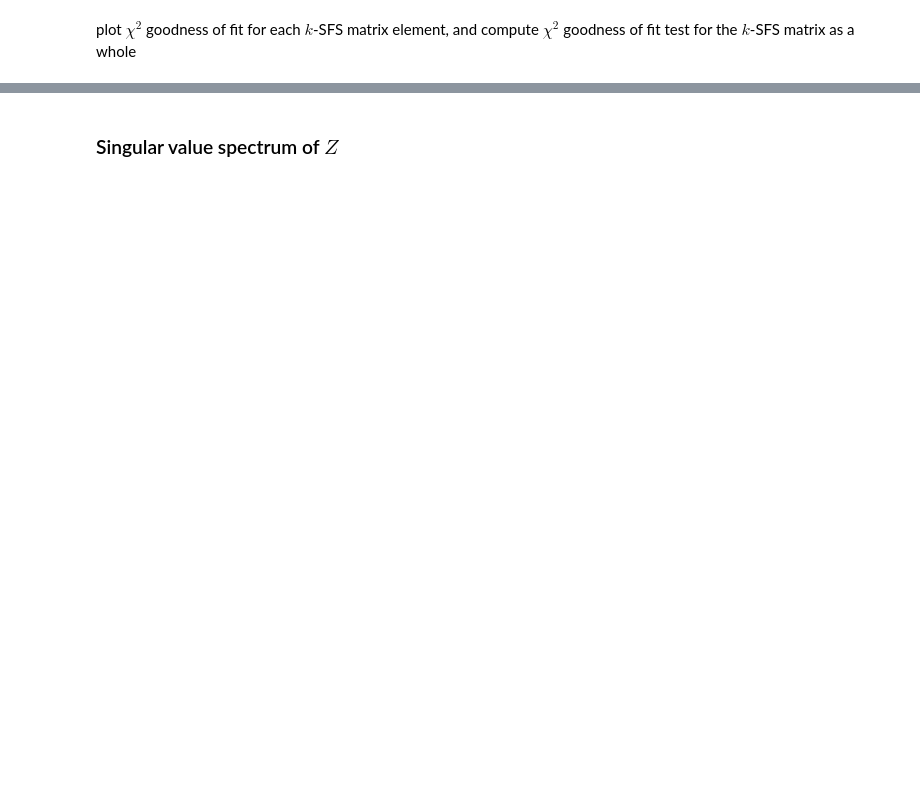
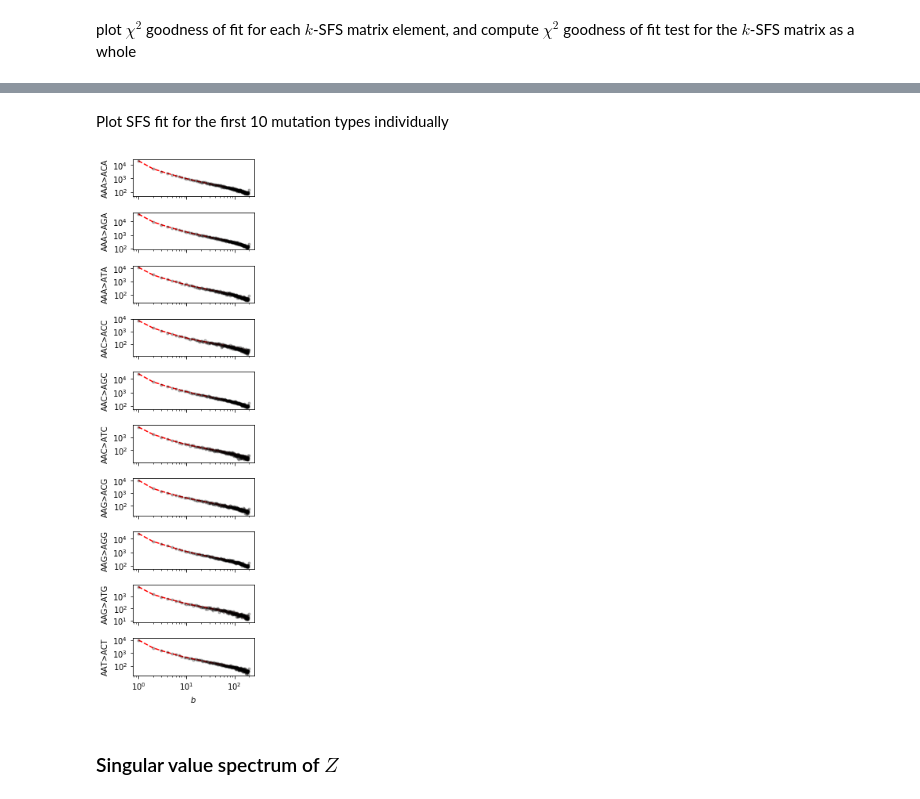
Before and after one commit to harrispopgen/mushi, a Jupyter notebook: 1KG.ipynb, the cells around one changed output, grey strips where cells are left out. Saved outputs shown, nothing was run; the diff lists cells and outputs as text; code cells hidden in the pictures; blank space fills up the shorter version.

```diff
--- a/1KG.ipynb
+++ b/1KG.ipynb
@@ -178,13 +174,17 @@ plt.show()
+# %% [markdown]
+Plot SFS fit for the first 10 mutation types individually
 # %%
-f, axes = plt.subplots(96, 1, sharex=True, figsize=(3, 96))
-for ct, i in enumerate(range(96)):
+f, axes = plt.subplots(10, 1, sharex=True, figsize=(3, 10))
+for ct, i in enumerate(range(10)):
     plt.sca(axes[ct])
     ksfs.plot(i, μ=μ_inferred, prf_quantiles=True)
     plt.ylabel(μ_inferred.mutation_types[ct])
-    if ct < 95:
+    if ct < 9:
         plt.xlabel(None)
 plt.tight_layout()
 plt.show()
+# %% [output]
+[figure, added]
 # %% [markdown]
 ### Singular value spectrum of $Z$
 # %%
```
Also changed, not shown: parts of 28 cells of this notebook, 7 other files.
